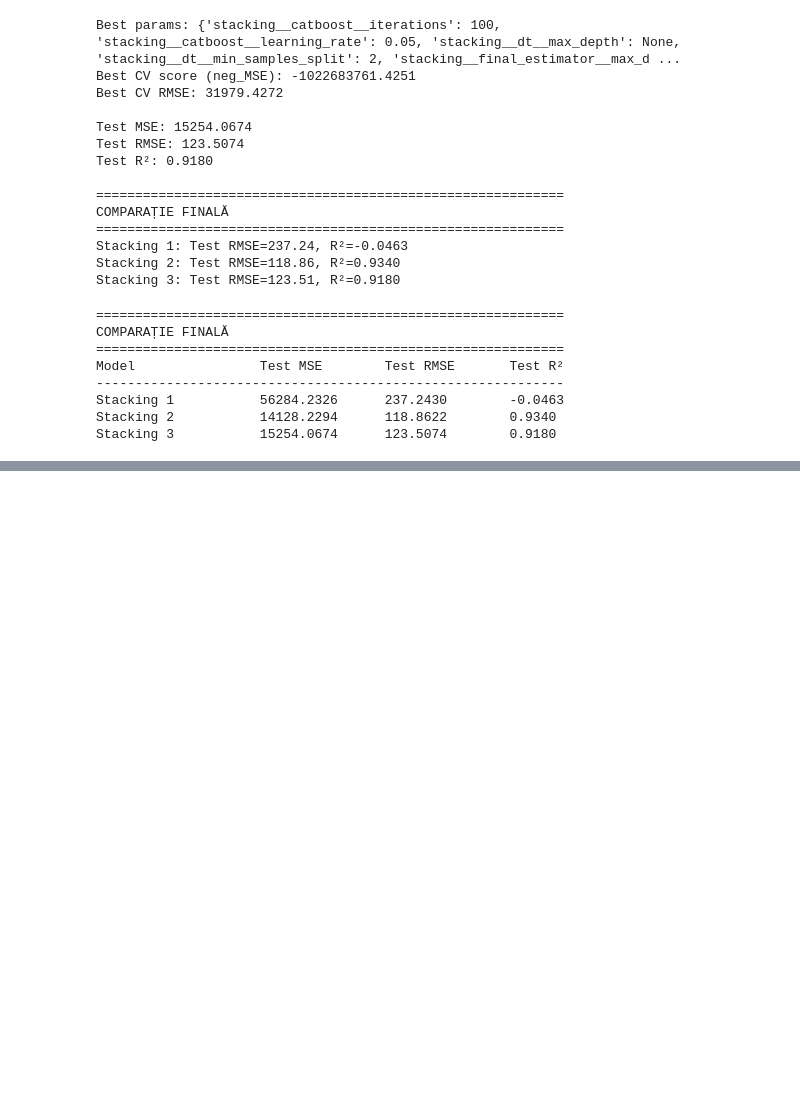
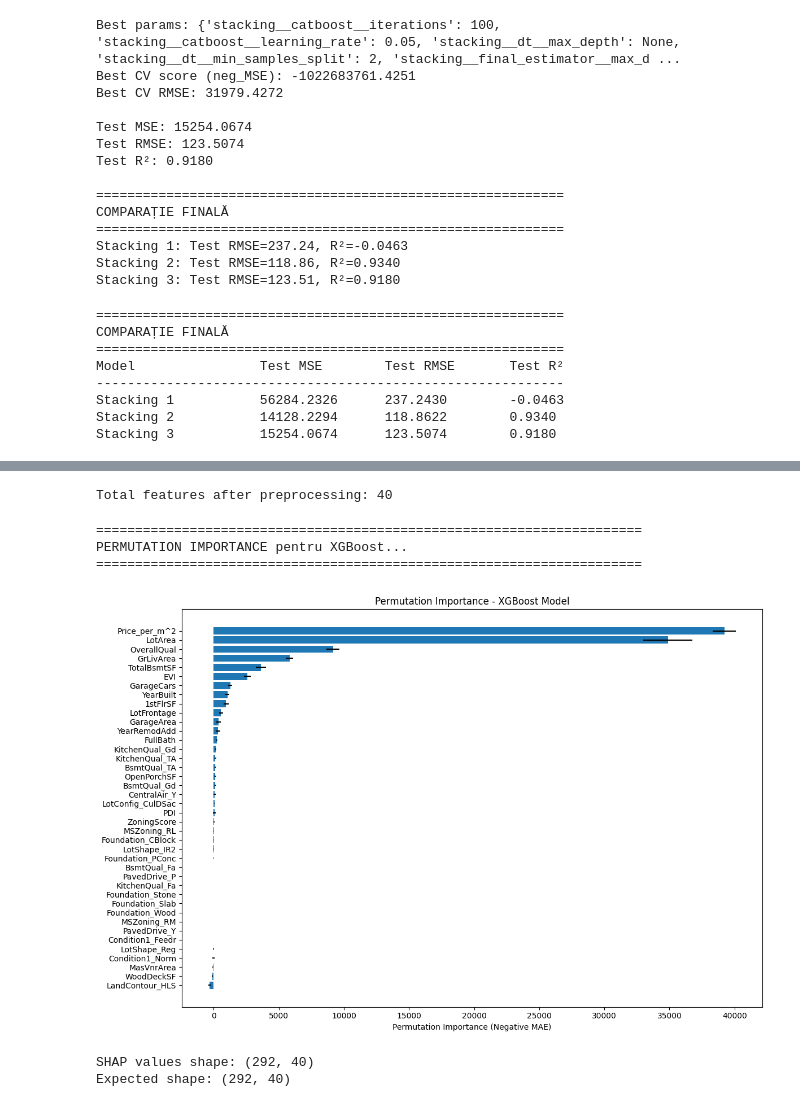
Before and after one commit to OctaMarina/house-price-prediction-integra, a Jupyter notebook: notebooks/Cornescu_Darius_LinearRegression_Full_dataset.ipynb, the cells around one changed output, grey strips where cells are left out. Drawn from its saved outputs; the diff is of its cells as text; code cells hidden in the pictures; blank space fills up the shorter version.

```diff
--- a/notebooks/Cornescu_Darius_LinearRegression_Full_dataset.ipynb
+++ b/notebooks/Cornescu_Darius_LinearRegression_Full_dataset.ipynb
@@ -1130,0 +1117,52 @@ Stacking 3           15254.0674      123.5074        0.9180
+# %%
+xgb_pipeline = results_boosting['XGBoost']['model']
+preprocessor = xgb_pipeline.named_steps['preprocessor']
+xgb_model = xgb_pipeline.named_steps['regressor']
+
+X_test_preprocessed = preprocessor.transform(X_test)
+
+numeric_feature_names = list(numerical_features)
+onehot_encoder = preprocessor.named_transformers_['cat'].named_steps['onehot']
+categorical_feature_names = list(onehot_encoder.get_feature_names_out(categorical_features))
+
+feature_names = numeric_feature_names + categorical_feature_names
+print(f"Total features after preprocessing: {len(feature_names)}")
+
+X_test_df = pd.DataFrame(X_test_preprocessed, columns=feature_names)
+# %% [output]
+Total features after preprocessing: 40
+# %%
+print("\n" + "="*70)
+print("PERMUTATION IMPORTANCE pentru XGBoost...")
+print("="*70)
+
+perm_result = permutation_importance( xgb_model, X_test_preprocessed, Y_test, n_repeats=10, random_state=42, n_jobs=-1, scoring= 'neg_mean_absolute_error' )
+permutation_importance_values = perm_result.importances_mean
+permutation_std = perm_result.importances_std
+sorted_permutation_index = permutation_importance_values.argsort()
+
+fig, ax = plt.subplots(figsize=(12, 8))
+ax.barh(range(len(sorted_permutation_index)), permutation_importance_values[sorted_permutation_index], xerr=permutation_std[sorted_permutation_index])
+ax.set_yticks(range(len(sorted_permutation_index)))
+ax.set_yticklabels(np.array(feature_names)[sorted_permutation_index])
+ax.set_xlabel("Permutation Importance (Negative MAE)")
+ax.set_title("Permutation Importance - XGBoost Model")
+plt.tight_layout()
+plt.show()
+# %% [output]
+======================================================================
+PERMUTATION IMPORTANCE pentru XGBoost...
+======================================================================
+[figure, added]
+# %%
+print("\n" + "="*80)
+print("SHAP ANALYSIS (TreeExplainer)")
+print("="*80)
+
+explainer = shap.TreeExplainer(xgb_model)
+shap_values = explainer.shap_values(X_test_preprocessed)
+print(f"SHAP values shape: {shap_values.shape}")
+print(f"Expected shape: ({len(X_test_preprocessed)}, {len(feature_names)})")
+# %% [output]
+SHAP values shape: (292, 40)
+Expected shape: (292, 40)
```
Also changed, not shown: parts of 9 cells of this notebook, 1 other file.
